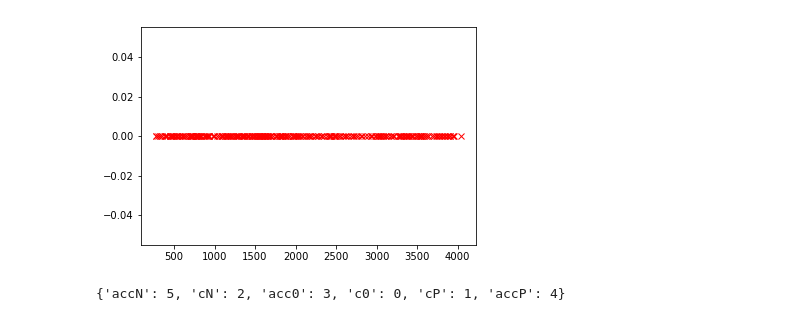
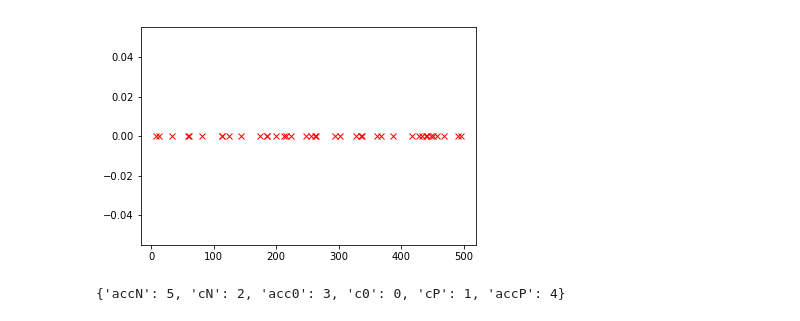
Before and after one commit to JoeOsborn/mechlearn, a Jupyter notebook: mechlearn/Segmentation.ipynb, the cells around one changed output. Saved outputs shown, nothing was run; the diff lists cells and outputs as text; code cells hidden in the pictures.

```diff
--- a/mechlearn/Segmentation.ipynb
+++ b/mechlearn/Segmentation.ipynb
@@ -40,6 +40,7 @@ for track in sorted(tracks[0]):
     #plt.plot(trackDat[:,0],256-trackDat[:,2])
     #plt.show()
 track = np.vstack(kept)
+track = track[:500,:]
 plt.plot(track[:,0],256-track[:,2])
 plt.show()
 # %% [output]
@@ -172,26 +188,26 @@ plt.show()
 # %%
 import fceulib
 inputVec = fceulib.readInputs('Illustrative.fm2')
 
 def button_change_times(button_masks):
     last_mask = 0
     mask_times = []
     for t, b in enumerate(button_masks):
         if t < track[0,0]:
             continue
         if t > track[-1,0]:
             break
         if b != last_mask:
-            mask_times.append(t)
+            mask_times.append(t-track[0,0])
             last_mask = b
     return mask_times
 
 button_times = button_change_times(inputVec)
 
 plt.plot(np.array(button_times),np.array(button_times)*0,'rx')
 plt.show()
 # %% [output]
-[figure, old version]
+[figure, new version]
 # %%
 # Templates is an array of model-generating functions of increasing complexity.
 templates = [
```
Also changed, not shown: parts of 14 cells of this notebook.
